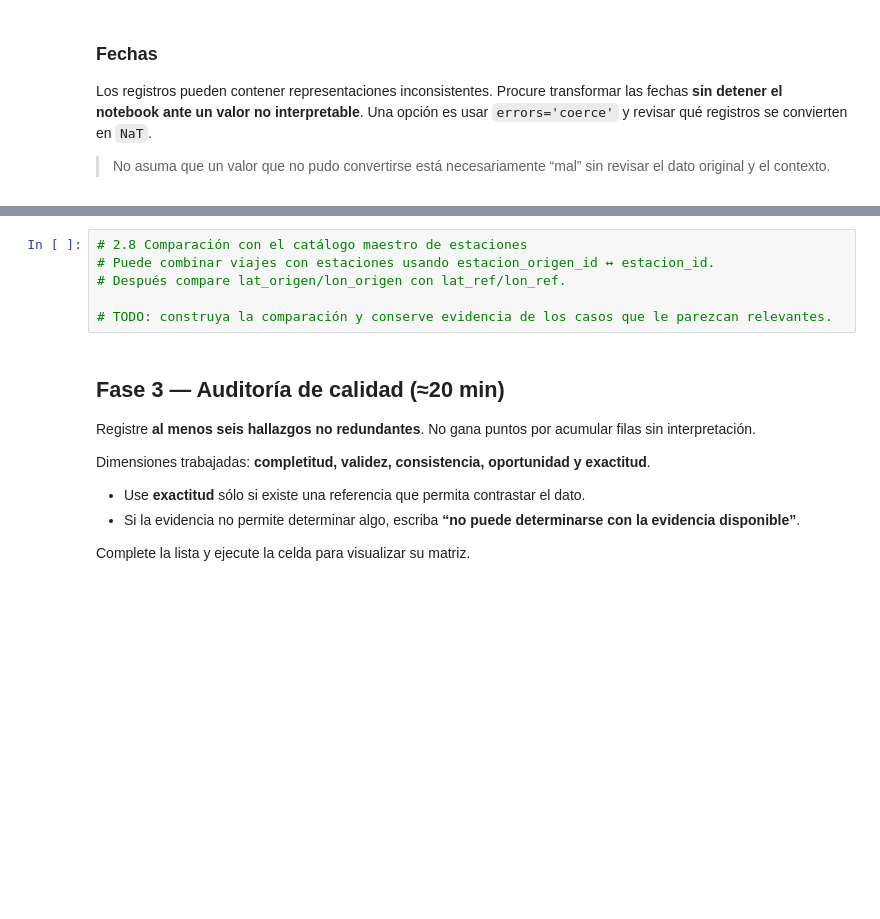
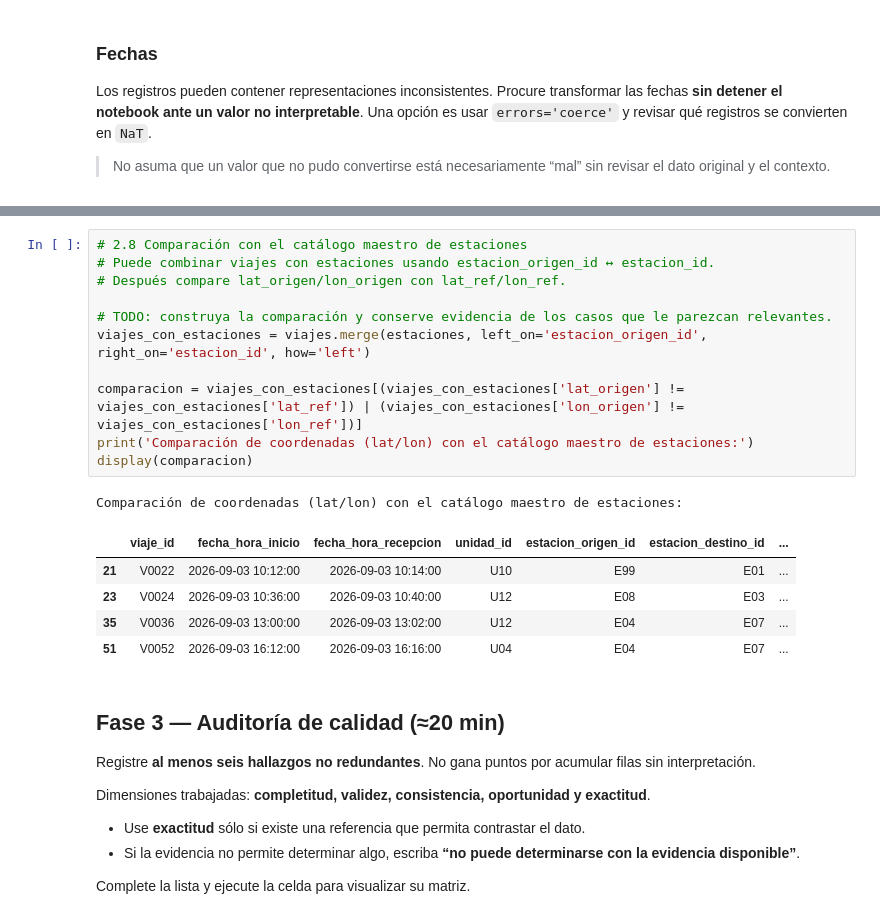
Before and after one commit to ShyAd1/Grandes-Datos, a Jupyter notebook: P1_Notebook_Estudiante_BigData_7BM1.ipynb, the cells around one changed output, grey strips where cells are left out. Drawn from its saved outputs; the diff is of its cells as text; blank space fills up the shorter version.

```diff
--- a/P1_Notebook_Estudiante_BigData_7BM1.ipynb
+++ b/P1_Notebook_Estudiante_BigData_7BM1.ipynb
@@ -307,9 +333,21 @@ servicios_validos = {'REGULAR', 'EXPRES'}
 # %%
 # 2.8 Comparación con el catálogo maestro de estaciones
 # Puede combinar viajes con estaciones usando estacion_origen_id ↔ estacion_id.
 # Después compare lat_origen/lon_origen con lat_ref/lon_ref.
 
 # TODO: construya la comparación y conserve evidencia de los casos que le parezcan relevantes.
+viajes_con_estaciones = viajes.merge(estaciones, left_on='estacion_origen_id', right_on='estacion_id', how='left')
+
+comparacion = viajes_con_estaciones[(viajes_con_estaciones['lat_origen'] != viajes_con_estaciones['lat_ref']) | (viajes_con_estaciones['lon_origen'] != viajes_con_estaciones['lon_ref'])]
+print('Comparación de coordenadas (lat/lon) con el catálogo maestro de estaciones:')
+display(comparacion)
+# %% [output]
+Comparación de coordenadas (lat/lon) con el catálogo maestro de estaciones:
+|  | viaje_id | fecha_hora_inicio | fecha_hora_recepcion | unidad_id | estacion_origen_id | estacion_destino_id | ... |
+| 21 | V0022 | 2026-09-03 10:12:00 | 2026-09-03 10:14:00 | U10 | E99 | E01 | ... |
+| 23 | V0024 | 2026-09-03 10:36:00 | 2026-09-03 10:40:00 | U12 | E08 | E03 | ... |
+| 35 | V0036 | 2026-09-03 13:00:00 | 2026-09-03 13:02:00 | U12 | E04 | E07 | ... |
+| 51 | V0052 | 2026-09-03 16:12:00 | 2026-09-03 16:16:00 | U04 | E04 | E07 | ... |
 # %% [markdown]
 ## Fase 3 — Auditoría de calidad (≈20 min)
 
```
Also changed, not shown: parts of 8 cells of this notebook.
